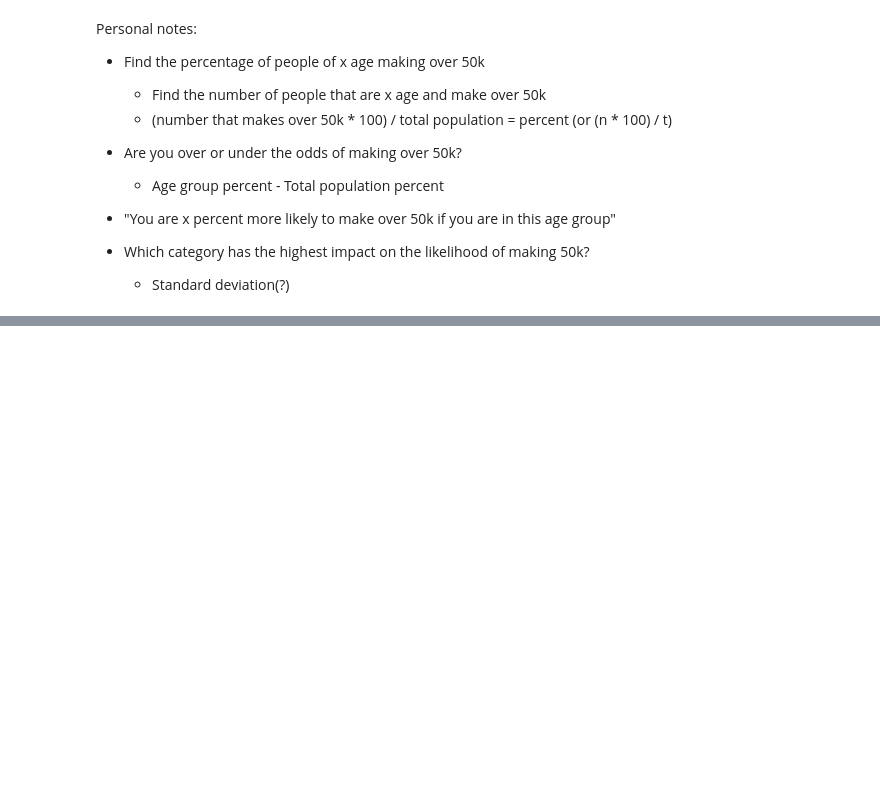
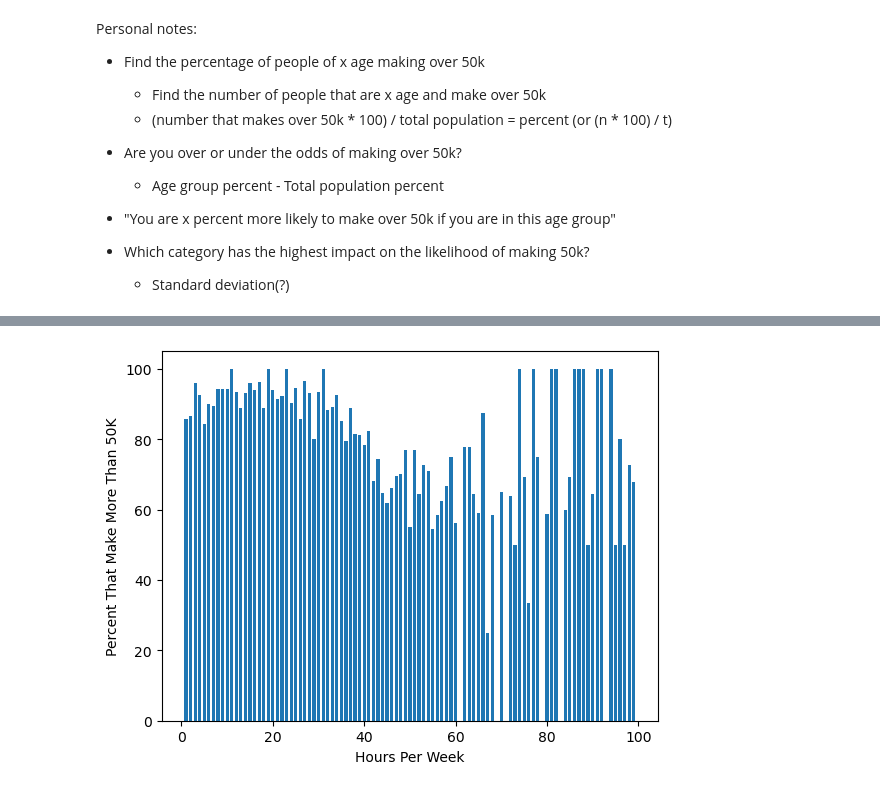
Before and after one commit to JohnJack-Lynch/PPL-Final-Project, a Jupyter notebook: pplFinalNotebookJRL_RH.ipynb, the cells around one changed output, grey strips where cells are left out. Saved outputs shown, nothing was run; the diff lists cells and outputs as text; code cells hidden in the pictures; blank space fills up the shorter version.

```diff
--- a/pplFinalNotebookJRL_RH.ipynb
+++ b/pplFinalNotebookJRL_RH.ipynb
@@ -94,0 +100,13 @@ plt.bar(edgroups['education'], edgroups['percent-over-50k'], width=0.7)
+# %%
+hoursgroups = df.groupby('hours-per-week')['income'].agg(['mean', 'count']).reset_index()
+
+hoursgroups['percent-over-50k'] = (hoursgroups['mean'] * 100).round(2)
+hoursgroups['population-percent'] = ((hoursgroups['count'] / len(df)) * 100).round(2)
+
+plt.bar(hoursgroups['hours-per-week'], hoursgroups['percent-over-50k'], width=0.7)
+
+plt.xlabel("Hours Per Week")
+plt.ylabel("Percent That Make More Than 50K")
+plt.show()
+# %% [output]
+[figure, added]
```
Also changed, not shown: parts of 11 cells of this notebook.
